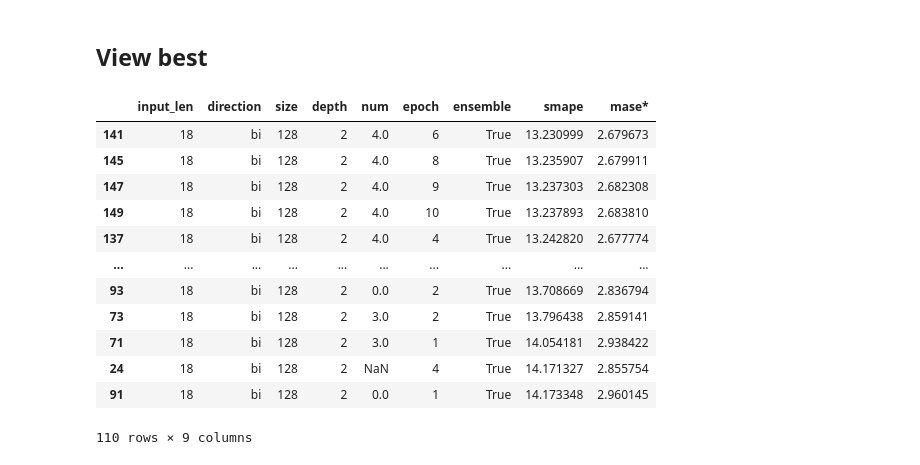
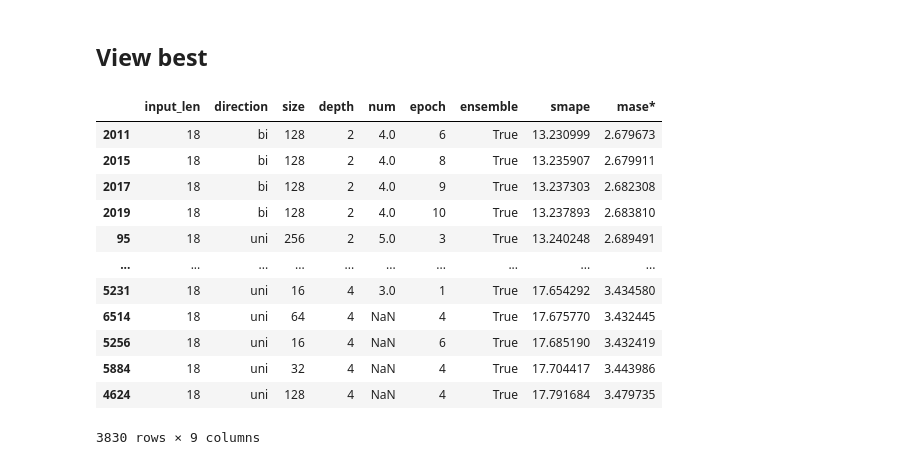
Before and after one commit to djib2011/forecasting-augmentation, a Jupyter notebook: experimentation/test_lstm_tuning.ipynb, the cells around one changed output. Drawn from its saved outputs; the diff is of its cells as text; code cells hidden in the pictures.

```diff
--- a/experimentation/test_lstm_tuning.ipynb
+++ b/experimentation/test_lstm_tuning.ipynb
@@ -6,7 +6,8 @@ import matplotlib.pyplot as plt
 import seaborn as sns
 %matplotlib inline
 # %%
-df_all = pd.read_csv('../reports/lstm_tuning_windows/results.csv')
+# df_all = pd.read_csv('../reports/lstm_tuning_windows/results.csv')
+df_all = pd.read_csv('/tmp/lstm_tuning_results.csv')
 # %%
 df_all.sort_values('smape')
 # %% [output]
@@ -26,5 +27,6 @@ df_all.sort_values('smape')
 # %%
-df = df_all[df_all['ensemble'] == True]
+df = df_all[(df_all['ensemble'] == True)]
+df = df[df['num'].isna()]
 # %% [markdown]
 ## Direction
 # %%
@@ -65,18 +86,18 @@ df_best = df_best[df_best['depth'] == 2]
 # %% [markdown]
 ## View best
 # %%
-df_best.sort_values('smape')
+df.sort_values('smape')
 # %% [output]
 |  | input_len | direction | size | depth | num | epoch | ensemble | smape | mase* |
-| 141 | 18 | bi | 128 | 2 | 4.0 | 6 | True | 13.230999 | 2.679673 |
-| 145 | 18 | bi | 128 | 2 | 4.0 | 8 | True | 13.235907 | 2.679911 |
-| 147 | 18 | bi | 128 | 2 | 4.0 | 9 | True | 13.237303 | 2.682308 |
-| 149 | 18 | bi | 128 | 2 | 4.0 | 10 | True | 13.237893 | 2.683810 |
-| 137 | 18 | bi | 128 | 2 | 4.0 | 4 | True | 13.242820 | 2.677774 |
+| 2011 | 18 | bi | 128 | 2 | 4.0 | 6 | True | 13.230999 | 2.679673 |
+| 2015 | 18 | bi | 128 | 2 | 4.0 | 8 | True | 13.235907 | 2.679911 |
+| 2017 | 18 | bi | 128 | 2 | 4.0 | 9 | True | 13.237303 | 2.682308 |
+| 2019 | 18 | bi | 128 | 2 | 4.0 | 10 | True | 13.237893 | 2.683810 |
+| 95 | 18 | uni | 256 | 2 | 5.0 | 3 | True | 13.240248 | 2.689491 |
 | ... | ... | ... | ... | ... | ... | ... | ... | ... | ... |
-| 93 | 18 | bi | 128 | 2 | 0.0 | 2 | True | 13.708669 | 2.836794 |
-| 73 | 18 | bi | 128 | 2 | 3.0 | 2 | True | 13.796438 | 2.859141 |
-| 71 | 18 | bi | 128 | 2 | 3.0 | 1 | True | 14.054181 | 2.938422 |
-| 24 | 18 | bi | 128 | 2 | NaN | 4 | True | 14.171327 | 2.855754 |
-| 91 | 18 | bi | 128 | 2 | 0.0 | 1 | True | 14.173348 | 2.960145 |
+| 5231 | 18 | uni | 16 | 4 | 3.0 | 1 | True | 17.654292 | 3.434580 |
+| 6514 | 18 | uni | 64 | 4 | NaN | 4 | True | 17.675770 | 3.432445 |
+| 5256 | 18 | uni | 16 | 4 | NaN | 6 | True | 17.685190 | 3.432419 |
+| 5884 | 18 | uni | 32 | 4 | NaN | 4 | True | 17.704417 | 3.443986 |
+| 4624 | 18 | uni | 128 | 4 | NaN | 4 | True | 17.791684 | 3.479735 |
-110 rows × 9 columns
+3830 rows × 9 columns
```
Also changed, not shown: parts of 14 cells of this notebook, 2 other files.
